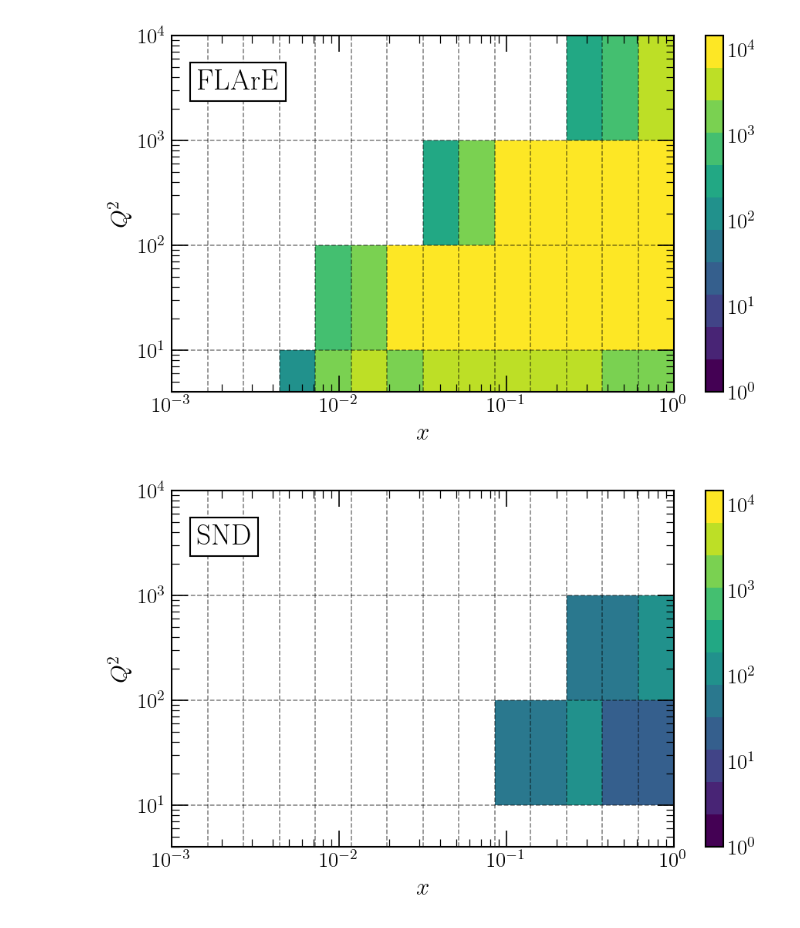
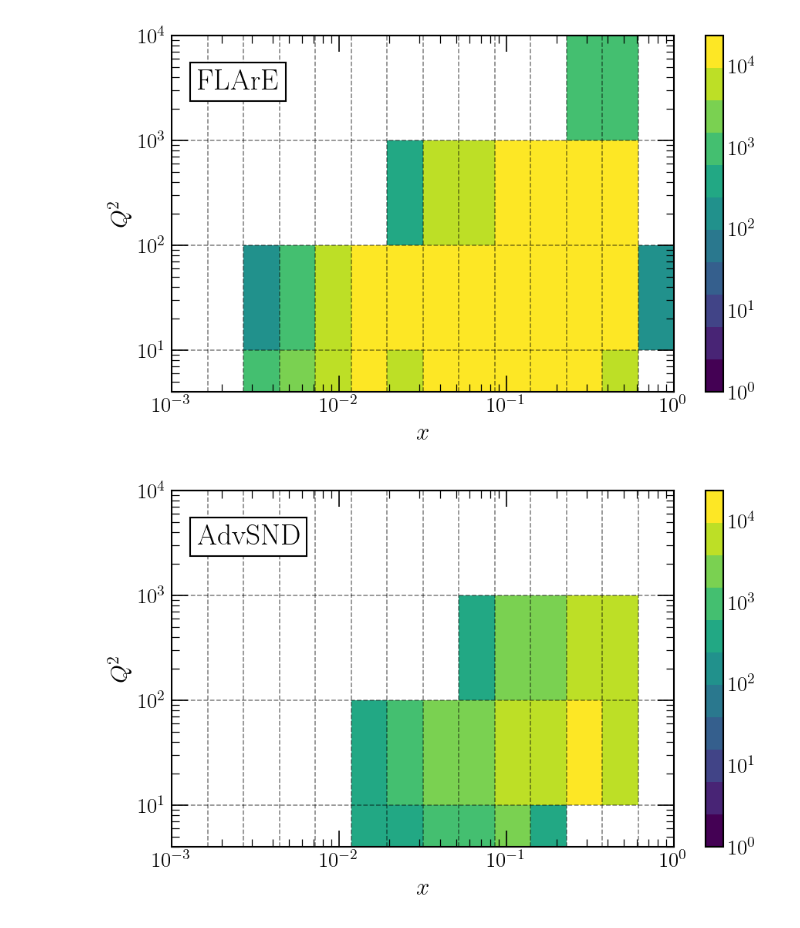
Before and after one commit to LHCfitNikhef/FPF-WG1, a Jupyter notebook: results/plot-2dhistograms.ipynb, the cells around one changed output. Drawn from its saved outputs; the diff is of its cells as text; code cells hidden in the pictures.

Commit message:
Correctly update all the plots

```diff
--- a/results/plot-2dhistograms.ipynb
+++ b/results/plot-2dhistograms.ipynb
@@ -63,7 +63,7 @@ def read_txt_pd(
 # %%
 def combine_fpf_tables() -> pd.DataFrame:
     otypes = ["inclusive", "charm"]
-    experiments = ["FASERv", "FASERv2", "FLArE100", "SND"]
+    experiments = ["FASERv", "FASERv2", "FLArE100", "SND", "AdvSND"]
     charges = ["nu", "nub", "nochargediscrimination"]
 
     combined_tables= []
@@ -177,6 +177,7 @@ map_labels = {
     "FASERv2": r"$\rm{FASER}\nu 2$",
     "FLArE100": r"$\rm{FLArE}$",
     "SND": r"$\rm{SND}$",
+    "AdvSND": r"$\rm{AdvSND}$",
 }
 # %%
 def separate_experiments(groups: dict, expname: str = "FASERv2", binning=(14, 8), max_value=max_nevents) -> None:
@@ -287,8 +288,8 @@ updated_separate_experiments(grouped_datasets, expname="FASERv2", binning=15)
 # %%
 updated_separate_experiments(grouped_datasets, expname="FLArE100", binning=15)
 # %% [output]
-[figure, old version]
+[figure, new version]
 # %%
-updated_separate_experiments(grouped_datasets, expname="SND", binning=15)
+updated_separate_experiments(grouped_datasets, expname="AdvSND", binning=15)
 # %% [output]
-[figure, old version]
+[figure, new version]
```
Also changed, not shown: parts of 5 cells of this notebook, 1 other file.
